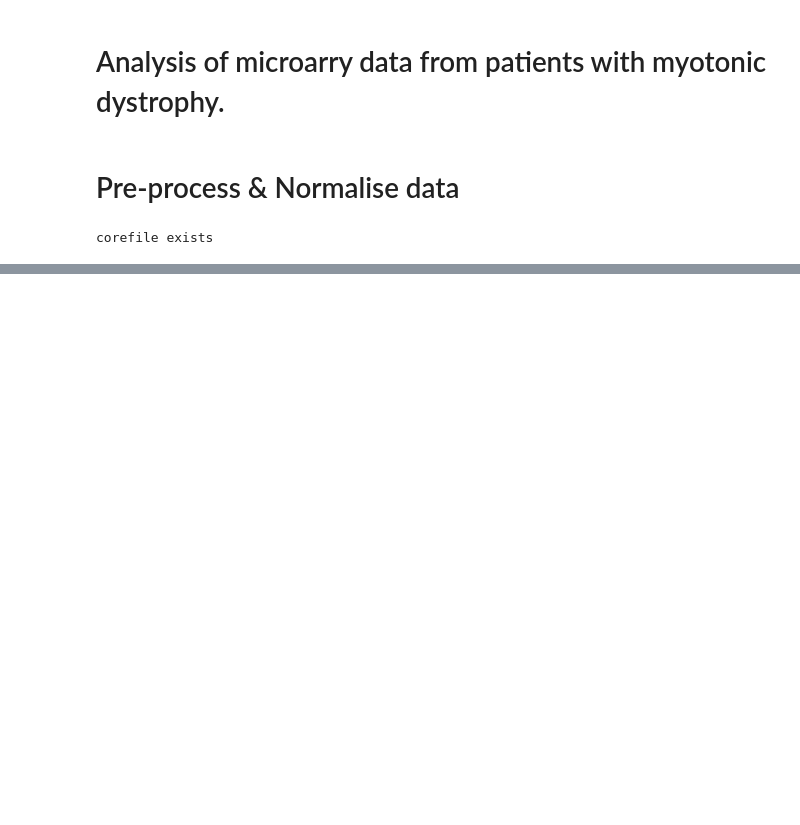
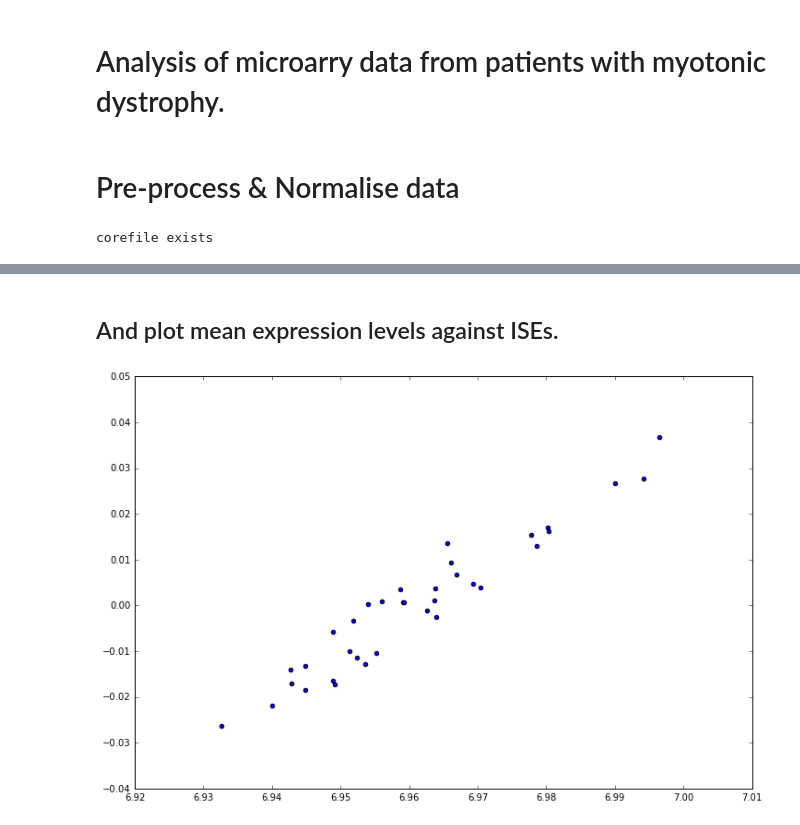
Before and after one commit to picrin/phdAll, a Jupyter notebook: masterBlood.ipynb, the cells around one changed output, grey strips where cells are left out. Saved outputs shown, nothing was run; the diff lists cells and outputs as text; code cells hidden in the pictures; blank space fills up the shorter version.

```diff
--- a/masterBlood.ipynb
+++ b/masterBlood.ipynb
@@ -151,0 +232,8 @@ plt.show()
+# %% [markdown]
+## And plot mean expression levels against ISEs.
+# %%
+fig = plt.figure()
+plt.scatter(MEAN_GEL, ISEs, marker="o")#, lineWidth=0, label="hello"
+plt.show()
+# %% [output]
+[figure, added]
```
Also changed, not shown: parts of 50 cells of this notebook, 4 other files.
